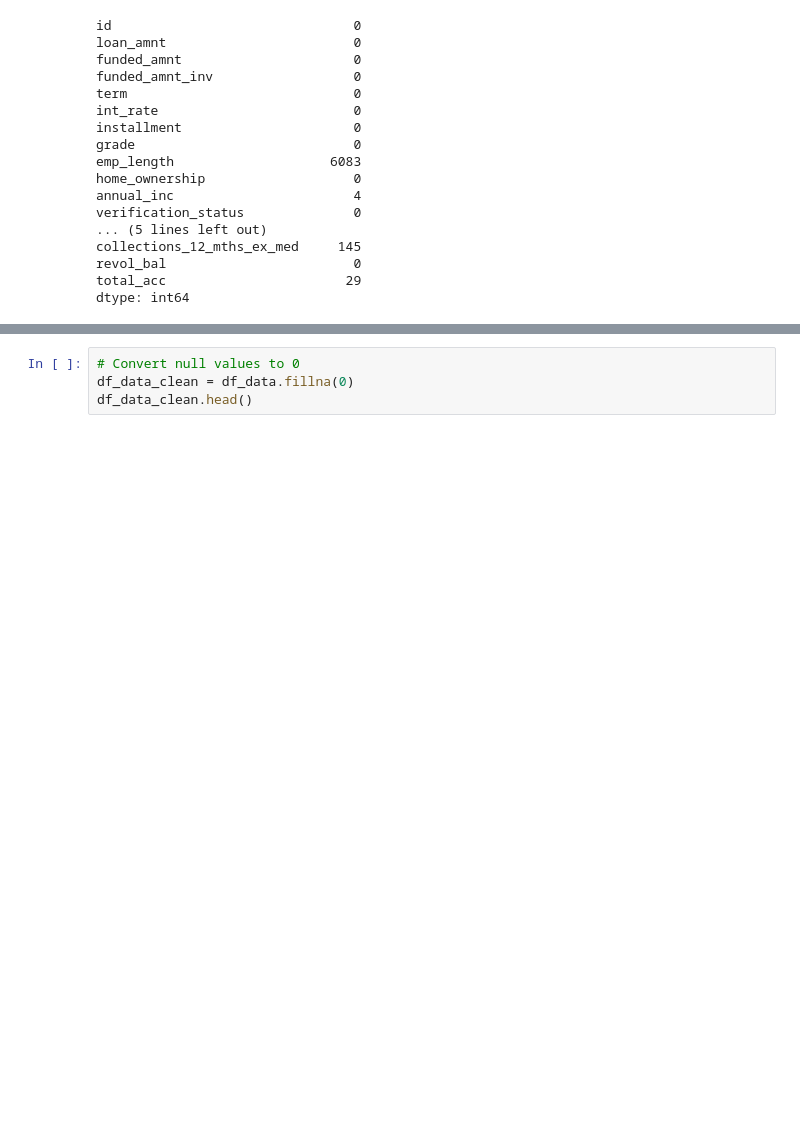
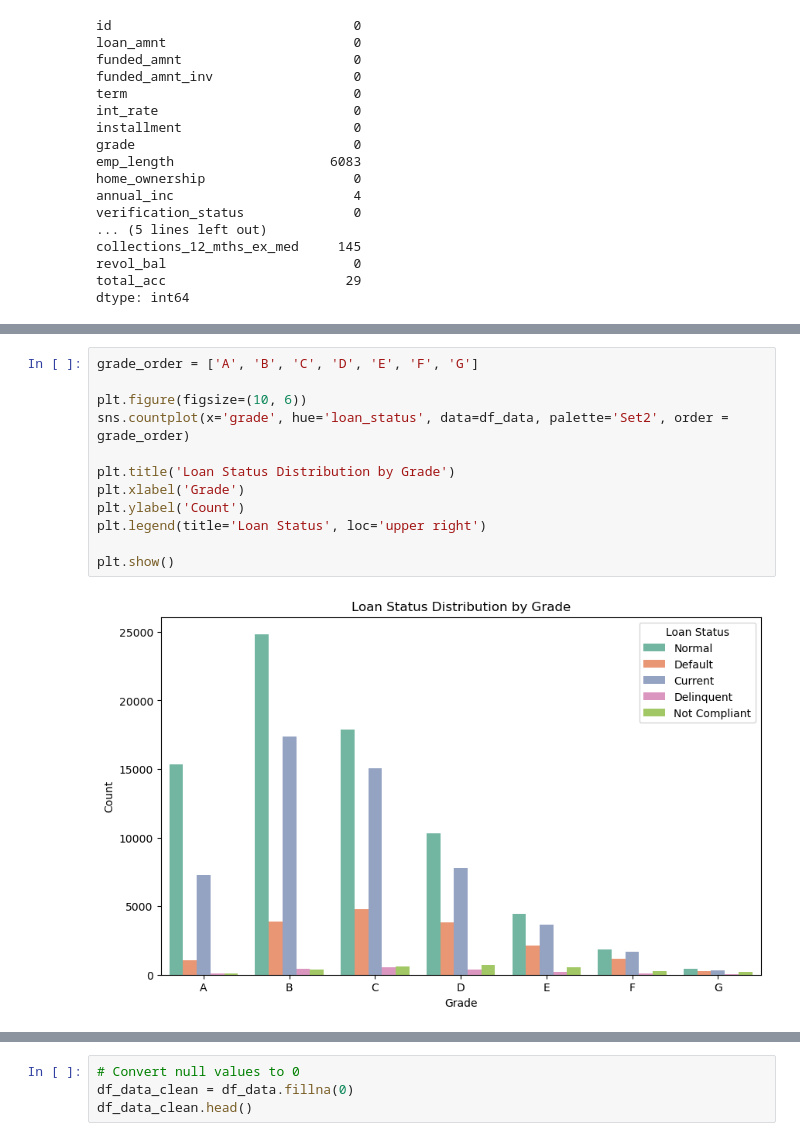
Before and after one commit to ventru557/Project2_Group4, a Jupyter notebook: Credit_Risk_Analysis.ipynb, the cells around one changed output, grey strips where cells are left out. Saved outputs shown, nothing was run; the diff lists cells and outputs as text; blank space fills up the shorter version.

```diff
--- a/Credit_Risk_Analysis.ipynb
+++ b/Credit_Risk_Analysis.ipynb
@@ -152,0 +226,14 @@ dtype: int64
+# %%
+grade_order = ['A', 'B', 'C', 'D', 'E', 'F', 'G']
+
+plt.figure(figsize=(10, 6))
+sns.countplot(x='grade', hue='loan_status', data=df_data, palette='Set2', order = grade_order)
+
+plt.title('Loan Status Distribution by Grade')
+plt.xlabel('Grade')
+plt.ylabel('Count')
+plt.legend(title='Loan Status', loc='upper right')
+
+plt.show()
+# %% [output]
+[figure, added]
```
Also changed, not shown: parts of 13 cells of this notebook, 2 other files.
